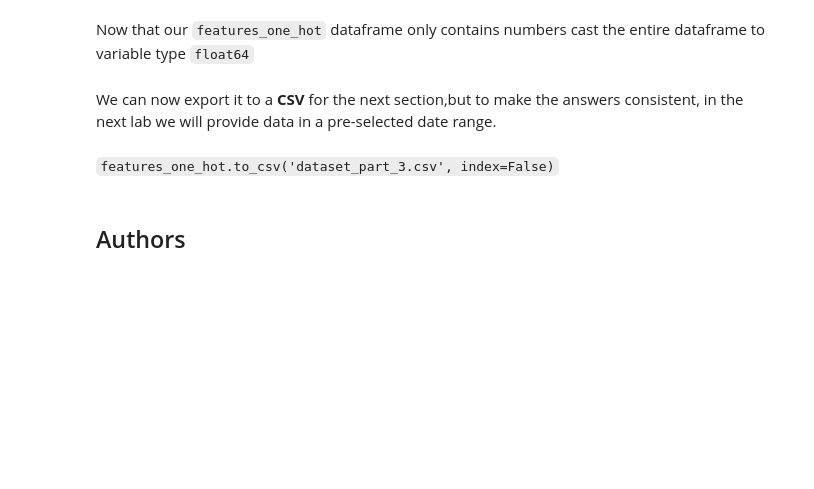
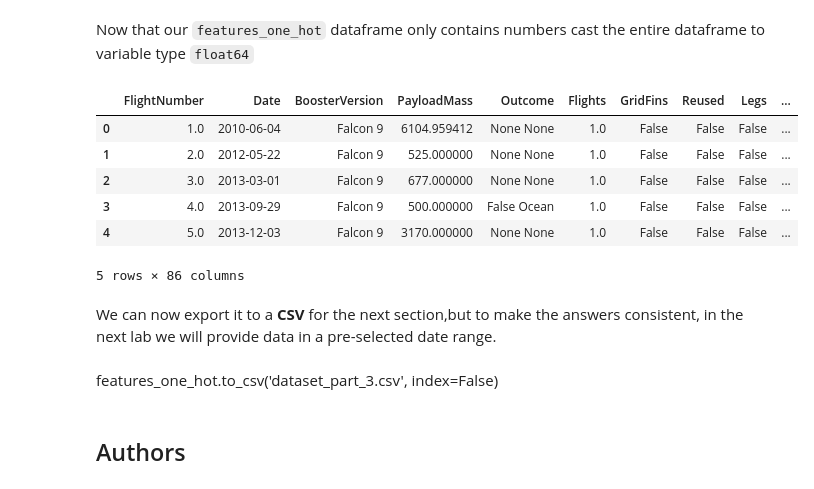
Before and after one commit to iozDataScience/test.IBM_DS, a Jupyter notebook: jupyter-labs-eda-dataviz.ipynb, the cells around one changed output. Cells and saved outputs as stored; diff of their text form; code cells hidden in the pictures; blank space fills up the shorter version.

```diff
--- a/jupyter-labs-eda-dataviz.ipynb
+++ b/jupyter-labs-eda-dataviz.ipynb
@@ -216,19 +216,28 @@ Use the function <code>get_dummies</code> and <code>features</code> dataframe to
 # %%
 # HINT: Use get_dummies() function on the categorical columns
 cols = ['Orbit', 'LaunchSite','LandingPad', 'Serial']
-features_one_hot = df[cols]
-features_one_hot = pd.get_dummies(features_one_hot, columns= cols, drop_first=True)
+features_one_hot = pd.get_dummies(df, columns= cols, drop_first=False)
 # %% [markdown]
 ### TASK  8: Cast all numeric columns to `float64`
 # %% [markdown]
 Now that our <code>features_one_hot</code> dataframe only contains numbers cast the entire dataframe to variable type <code>float64</code>
 # %%
 # HINT: use astype function
-features_one_hot = features_one_hot.astype('float64')
+col_names = features_one_hot.drop(["Date", "BoosterVersion", "Outcome", "GridFins", "Reused", "Legs","Longitude","Latitude"], axis=1).columns
+features_one_hot[col_names] = features_one_hot[col_names].astype('float64')
+features_one_hot.head()
+# %% [output]
+|  | FlightNumber | Date | BoosterVersion | PayloadMass | Outcome | Flights | GridFins | Reused | Legs | ... |
+| 0 | 1.0 | 2010-06-04 | Falcon 9 | 6104.959412 | None None | 1.0 | False | False | False | ... |
+| 1 | 2.0 | 2012-05-22 | Falcon 9 | 525.000000 | None None | 1.0 | False | False | False | ... |
+| 2 | 3.0 | 2013-03-01 | Falcon 9 | 677.000000 | None None | 1.0 | False | False | False | ... |
+| 3 | 4.0 | 2013-09-29 | Falcon 9 | 500.000000 | False Ocean | 1.0 | False | False | False | ... |
+| 4 | 5.0 | 2013-12-03 | Falcon 9 | 3170.000000 | None None | 1.0 | False | False | False | ... |
+5 rows × 86 columns
 # %% [markdown]
 We can now export it to a <b>CSV</b> for the next section,but to make the answers consistent, in the next lab we will provide data in a pre-selected date range.
 # %% [markdown]
-<code>features_one_hot.to_csv('dataset_part\_3.csv', index=False)</code>
+features_one_hot.to_csv('dataset_part\_3.csv', index=False)
 # %% [markdown]
 ## Authors
 # %% [markdown]
```
